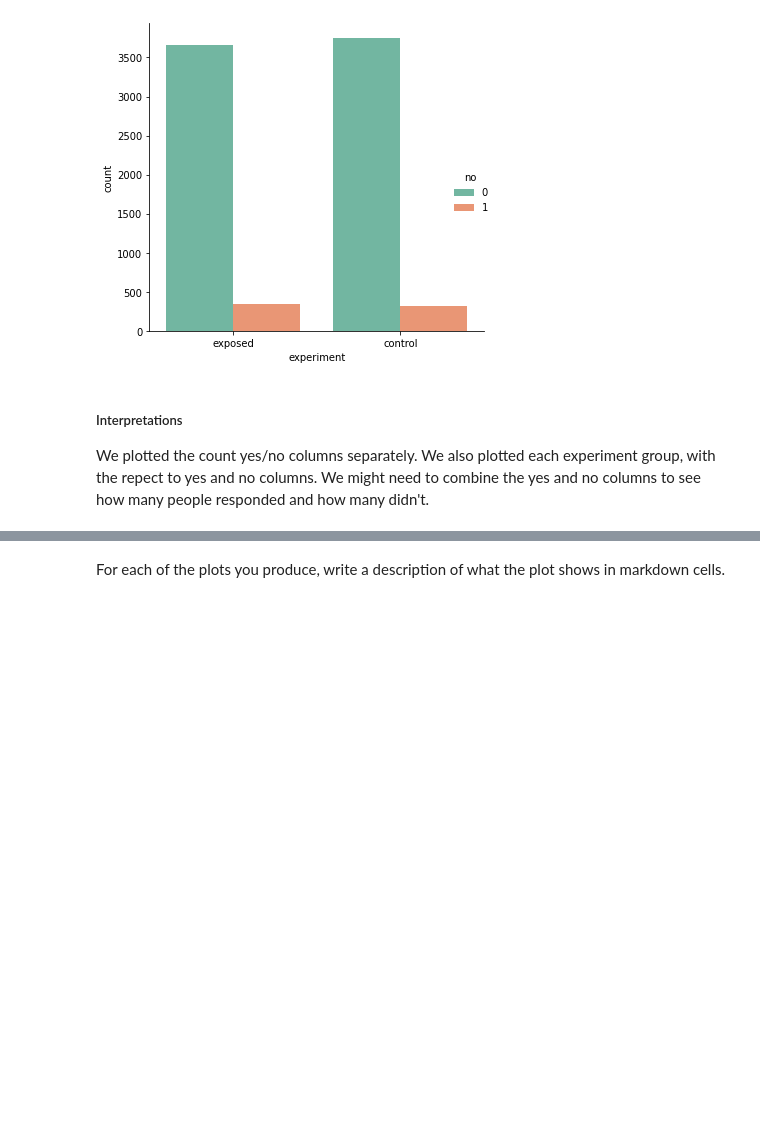
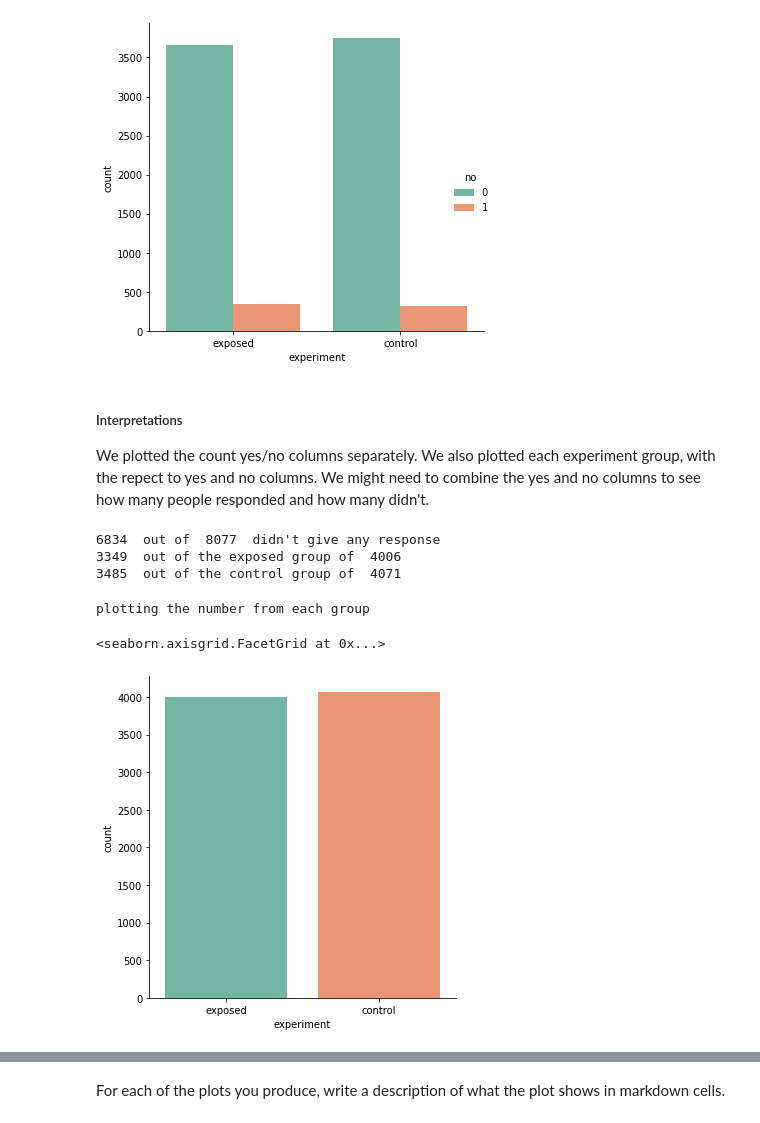
Before and after one commit to DiboraHaile/Testing-A-B, a Jupyter notebook: notebooks/classical_A-B_testing_analysis.ipynb, the cells around one changed output, grey strips where cells are left out. Saved outputs shown, nothing was run; the diff lists cells and outputs as text; code cells hidden in the pictures; blank space fills up the shorter version.

Commit message:
added some plots with interpretation

```diff
--- a/notebooks/classical_A-B_testing_analysis.ipynb
+++ b/notebooks/classical_A-B_testing_analysis.ipynb
@@ -128,3 +129,19 @@ plt.tight_layout()
 ##### Interpretations
 We plotted the count yes/no columns separately. We also plotted each experiment group, with the repect to yes and no columns.
 We might need to combine the yes and no columns to see how many people responded and how many didn't.
+# %%
+df_no_response = df[(df["yes"] == 0) & (df["no"] == 0)]
+print(df_no_response.count()["yes"]," out of ",df["yes"].count()," didn't give any response")
+print(df_no_response[df_no_response["experiment"] == "exposed"].count()["yes"]," out of the exposed group of ",df[df["experiment"] == "exposed"].count()["yes"])
+print(df_no_response[df_no_response["experiment"] == "control"].count()["yes"]," out of the control group of ",df[df["experiment"] == "control"].count()["yes"])
+# %% [output]
+6834  out of  8077  didn't give any response
+3349  out of the exposed group of  4006
+3485  out of the control group of  4071
+# %%
+print("plotting the number from each group")
+sn.catplot(x='experiment',data=df,kind='count', palette='Set2')
+# %% [output]
+plotting the number from each group
+<seaborn.axisgrid.FacetGrid at 0x...>
+[figure, added]
```
Also changed, not shown: parts of 2 cells of this notebook.
